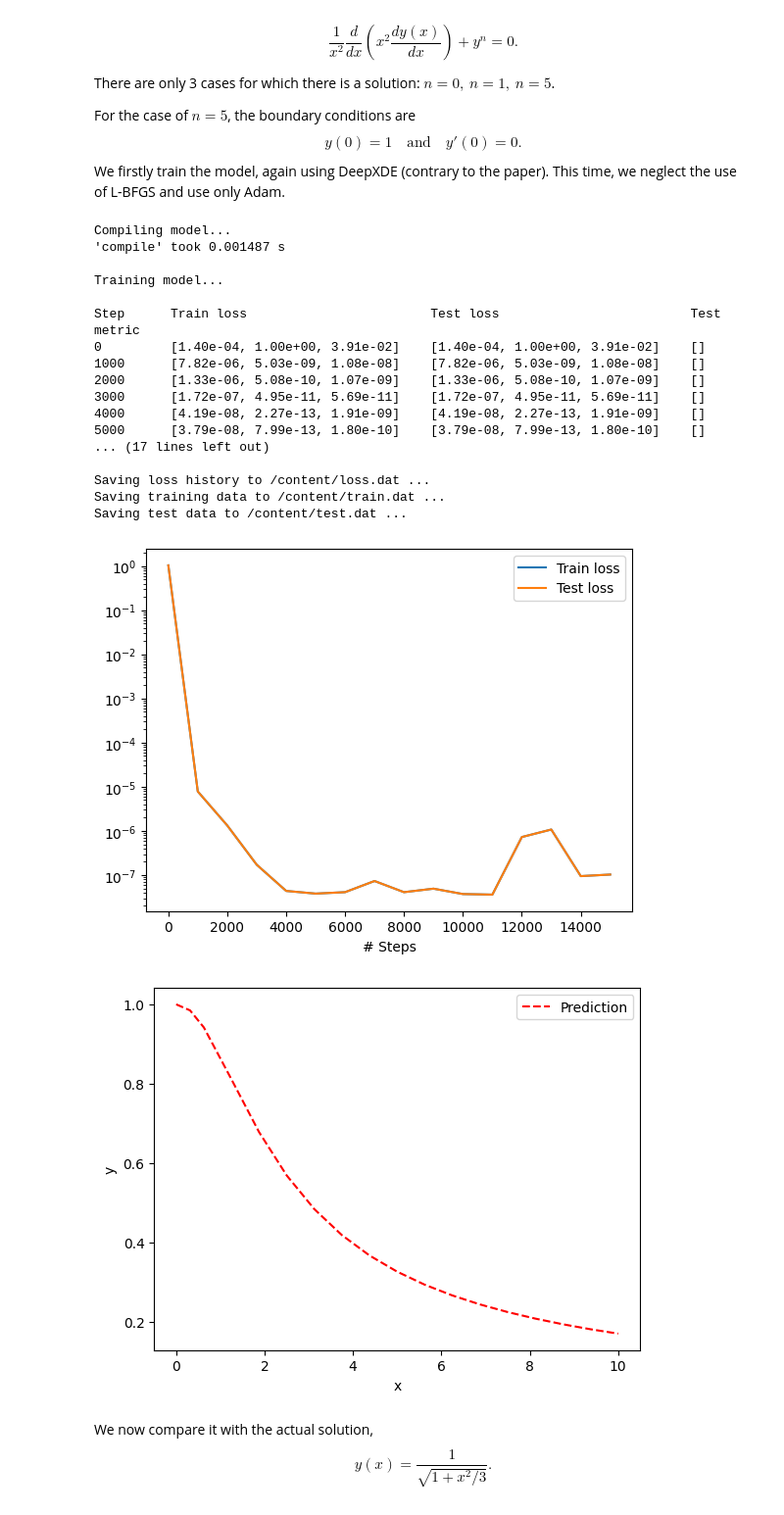
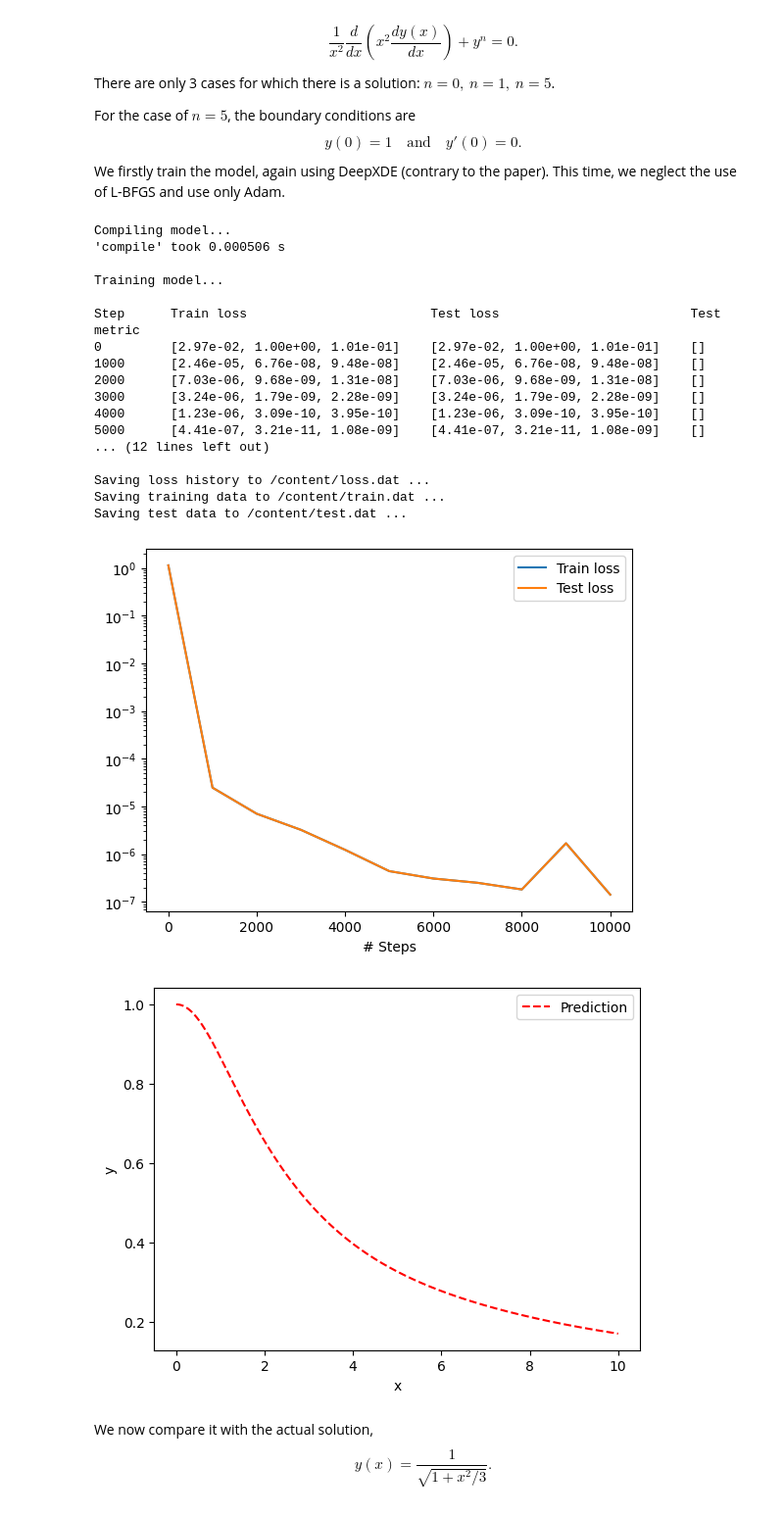
Before and after one commit to hojaelim/hojae-lim-diss, a Jupyter notebook: diss.ipynb, the cells around one changed output. Shown at 98% size. Drawn from its saved outputs; the diff is of its cells as text; code cells hidden in the pictures.

```diff
--- a/diss.ipynb
+++ b/diss.ipynb
@@ -577,59 +577,59 @@ def ode(x, y):
     return (2*dy_dx+x*dy_xx)+x*y**ind
 # %%
 xmin = 0
-xmax = 1
+xmax = 10
 geom = dde.geometry.TimeDomain(xmin, xmax)
 
 def boundary_l(x, on_boundary):
     return on_boundary and dde.utils.isclose(x[0],0)
 
 def bc_func2(inputs,outputs,X):
     return dde.grad.jacobian(outputs, inputs, i=0, j=None)
 
 ic1 = dde.icbc.IC(geom, lambda x: 1, lambda _, on_initial: on_initial)
 ic2 = dde.icbc.OperatorBC(geom, bc_func2, boundary_l)
 
-data = dde.data.TimePDE(geom, ode, [ic1, ic2], 16, 2) #num_initial=5000, #num_test=10000
+data = dde.data.TimePDE(geom, ode, [ic1, ic2], 1000, 500) #num_initial=5000, #num_test=10000
 
-layer_size = [1] + [30] * 3 + [1]
+layer_size = [1] + [50] * 5 + [1]
 net = dde.nn.FNN(layer_size, "tanh", "Glorot normal")
 
 model_test = dde.Model(data, net)
-model_test.compile("adam",lr=.001, loss_weights=[0.01, 1, 1])
-model_test.train(iterations=5000)
+model_test.compile("adam",lr=.0001, loss_weights=[0.01, 1, 1])
+losshistory, train_state = model_test.train(iterations=10000)
 
-dde.optimizers.config.set_LBFGS_options(
-    maxcor=50,
-    ftol=1.0 * np.finfo(float).eps,
-    gtol=1e-08,
-    maxiter=5000,
-    maxfun=10000,
-    maxls=50,
-)
-model_test.compile("L-BFGS")
-losshistory, train_state = model_test.train()
+#dde.optimizers.config.set_LBFGS_options(
+#    maxcor=50,
+#    ftol=1.0 * np.finfo(float).eps,
+#    gtol=1e-08,
+#    maxiter=5000,
+#    maxfun=10000,
+#    maxls=50,
+#)
+#model_test.compile("L-BFGS")
+
 
 
 dde.saveplot(losshistory, train_state, issave=True, isplot=True)
 # %% [output]
 Compiling model...
-'compile' took 0.001487 s
+'compile' took 0.000506 s
 
 Training model...
 
 Step      Train loss                        Test loss                         Test metric
-0         [1.40e-04, 1.00e+00, 3.91e-02]    [1.40e-04, 1.00e+00, 3.91e-02]    []
-1000      [7.82e-06, 5.03e-09, 1.08e-08]    [7.82e-06, 5.03e-09, 1.08e-08]    []
-2000      [1.33e-06, 5.08e-10, 1.07e-09]    [1.33e-06, 5.08e-10, 1.07e-09]    []
-3000      [1.72e-07, 4.95e-11, 5.69e-11]    [1.72e-07, 4.95e-11, 5.69e-11]    []
-4000      [4.19e-08, 2.27e-13, 1.91e-09]    [4.19e-08, 2.27e-13, 1.91e-09]    []
-5000      [3.79e-08, 7.99e-13, 1.80e-10]    [3.79e-08, 7.99e-13, 1.80e-10]    []
-... (17 lines left out)
+0         [2.97e-02, 1.00e+00, 1.01e-01]    [2.97e-02, 1.00e+00, 1.01e-01]    []
+1000      [2.46e-05, 6.76e-08, 9.48e-08]    [2.46e-05, 6.76e-08, 9.48e-08]    []
+2000      [7.03e-06, 9.68e-09, 1.31e-08]    [7.03e-06, 9.68e-09, 1.31e-08]    []
+3000      [3.24e-06, 1.79e-09, 2.28e-09]    [3.24e-06, 1.79e-09, 2.28e-09]    []
+4000      [1.23e-06, 3.09e-10, 3.95e-10]    [1.23e-06, 3.09e-10, 3.95e-10]    []
+5000      [4.41e-07, 3.21e-11, 1.08e-09]    [4.41e-07, 3.21e-11, 1.08e-09]    []
+... (12 lines left out)
 
 Saving loss history to /content/loss.dat ...
 Saving training data to /content/train.dat ...
 Saving test data to /content/test.dat ...
-[figure, old version]
+[figure, new version]
 [figure]
 # %% [markdown]
 We now compare it with the actual solution,
```
Also changed, not shown: parts of 10 cells of this notebook.
